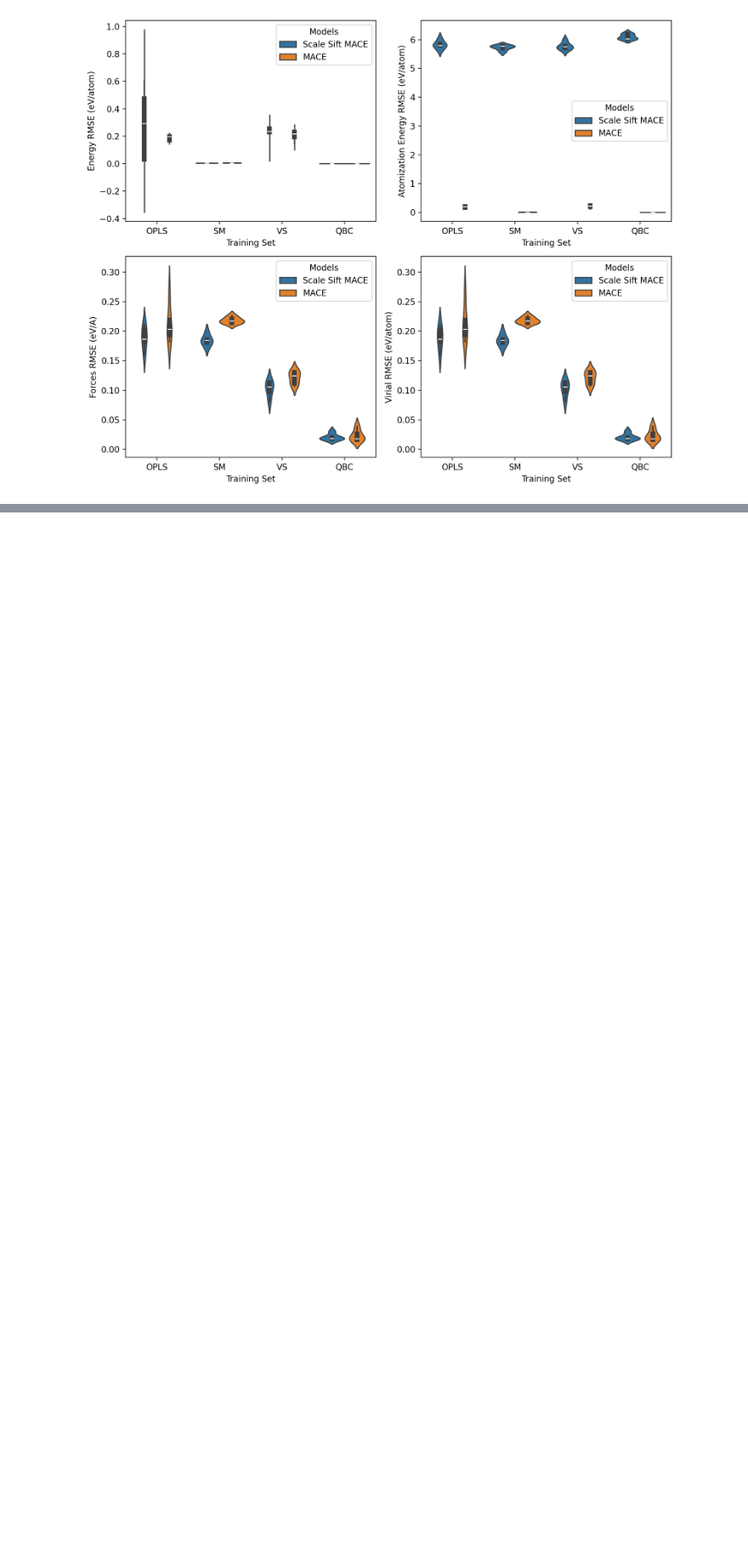
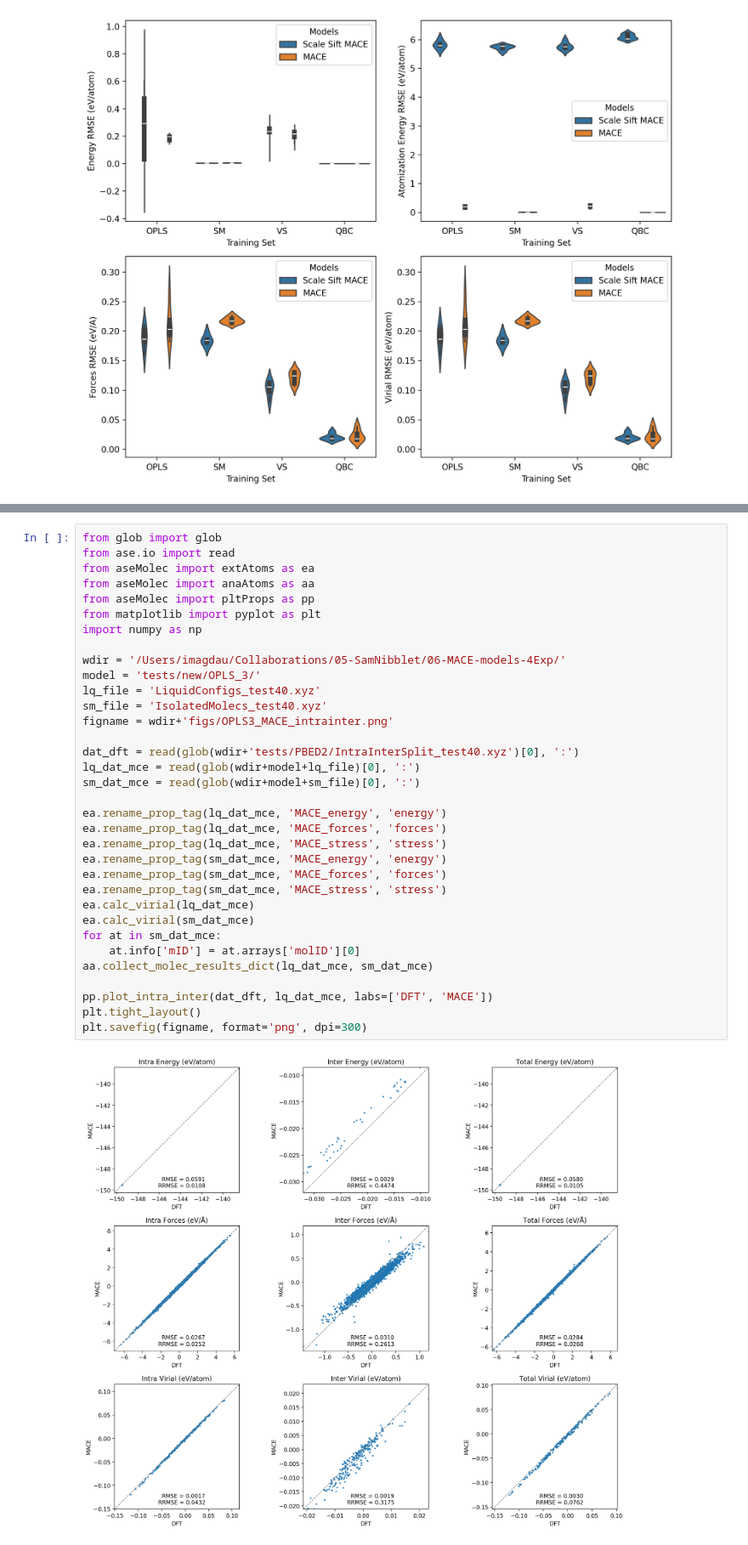
Before and after one commit to imagdau/dataTransferabilityMLIP, a Jupyter notebook: main.ipynb, the cells around one changed output, grey strips where cells are left out. Shown at 85% size. Cells and saved outputs as stored; diff of their text form; blank space fills up the shorter version.

```diff
--- a/main.ipynb
+++ b/main.ipynb
@@ -295,0 +334,36 @@ plt.savefig(figname, format='png', dpi=300)
+# %%
+from glob import glob
+from ase.io import read
+from aseMolec import extAtoms as ea
+from aseMolec import anaAtoms as aa
+from aseMolec import pltProps as pp
+from matplotlib import pyplot as plt
+import numpy as np
+
+wdir = '/Users/imagdau/Collaborations/05-SamNibblet/06-MACE-models-4Exp/'
+model = 'tests/new/OPLS_3/'
+lq_file = 'LiquidConfigs_test40.xyz'
+sm_file = 'IsolatedMolecs_test40.xyz'
+figname = wdir+'figs/OPLS3_MACE_intrainter.png'
+
+dat_dft = read(glob(wdir+'tests/PBED2/IntraInterSplit_test40.xyz')[0], ':')
+lq_dat_mce = read(glob(wdir+model+lq_file)[0], ':')
+sm_dat_mce = read(glob(wdir+model+sm_file)[0], ':')
+
+ea.rename_prop_tag(lq_dat_mce, 'MACE_energy', 'energy')
+ea.rename_prop_tag(lq_dat_mce, 'MACE_forces', 'forces')
+ea.rename_prop_tag(lq_dat_mce, 'MACE_stress', 'stress')
+ea.rename_prop_tag(sm_dat_mce, 'MACE_energy', 'energy')
+ea.rename_prop_tag(sm_dat_mce, 'MACE_forces', 'forces')
+ea.rename_prop_tag(sm_dat_mce, 'MACE_stress', 'stress')
+ea.calc_virial(lq_dat_mce)
+ea.calc_virial(sm_dat_mce)
+for at in sm_dat_mce:
+    at.info['mID'] = at.arrays['molID'][0]
+aa.collect_molec_results_dict(lq_dat_mce, sm_dat_mce)
+
+pp.plot_intra_inter(dat_dft, lq_dat_mce, labs=['DFT', 'MACE'])
+plt.tight_layout()
+plt.savefig(figname, format='png', dpi=300)
+# %% [output]
+[figure, added]
```
Also changed, not shown: parts of 3 cells of this notebook.
